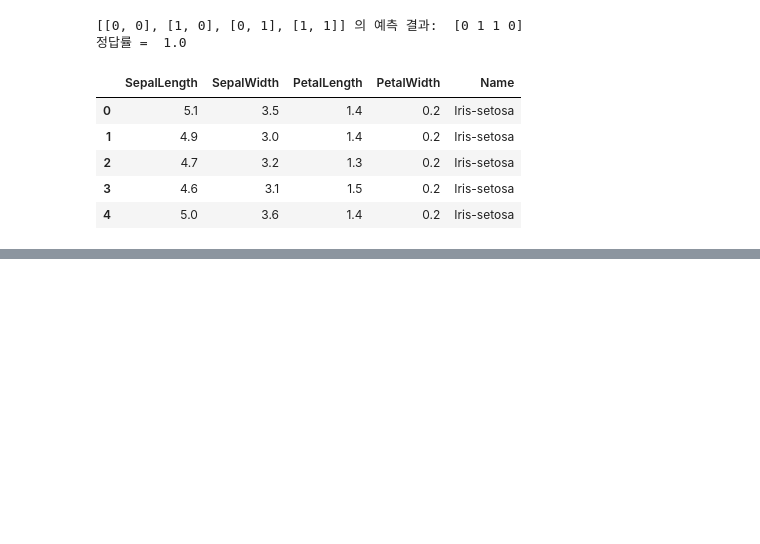
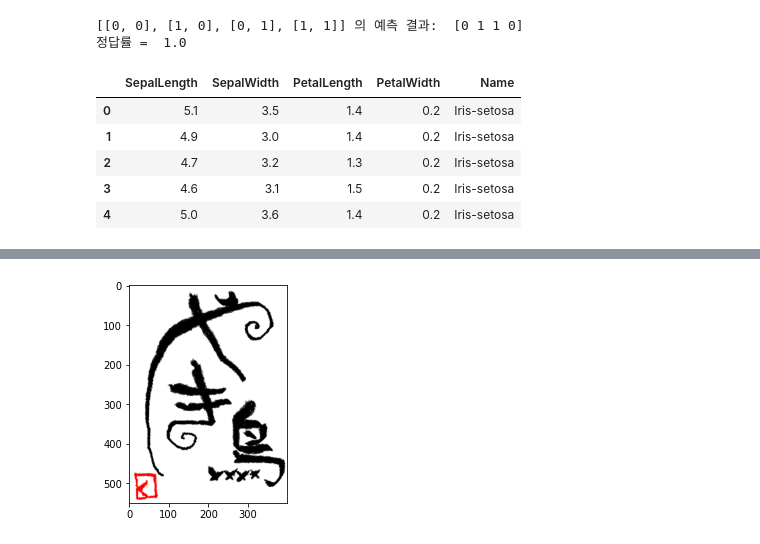
Before and after one commit to gohjungho/Machine-Deep-Running, a Jupyter notebook: machine_&_deep.ipynb, the cells around one changed output, grey strips where cells are left out. Saved outputs shown, nothing was run; the diff lists cells and outputs as text; code cells hidden in the pictures; blank space fills up the shorter version.

```diff
--- a/machine_&_deep.ipynb
+++ b/machine_&_deep.ipynb
@@ -548,0 +714,12 @@ max =  8.471949619908472
+# %%
+# 다운로드한 이미지 출력하기
+import matplotlib.pyplot as plt
+import cv2
+img = cv2.imread("test.png")
+plt.imshow(cv2.cvtColor(img, cv2.COLOR_BGR2RGB))
+# imshow(): 이미지 출력
+# cvtColor(): BGR(openCV 기본)에서 RGB(matplotlib 기본)로 변환
+## 변환 하지 않고 그냥 출력하면 빨강이 파랑으로, 파랑이 빨강으로 출력된다.
+plt.show()
+# %% [output]
+[figure, added]
```
Also changed, not shown: parts of 54 cells of this notebook.
